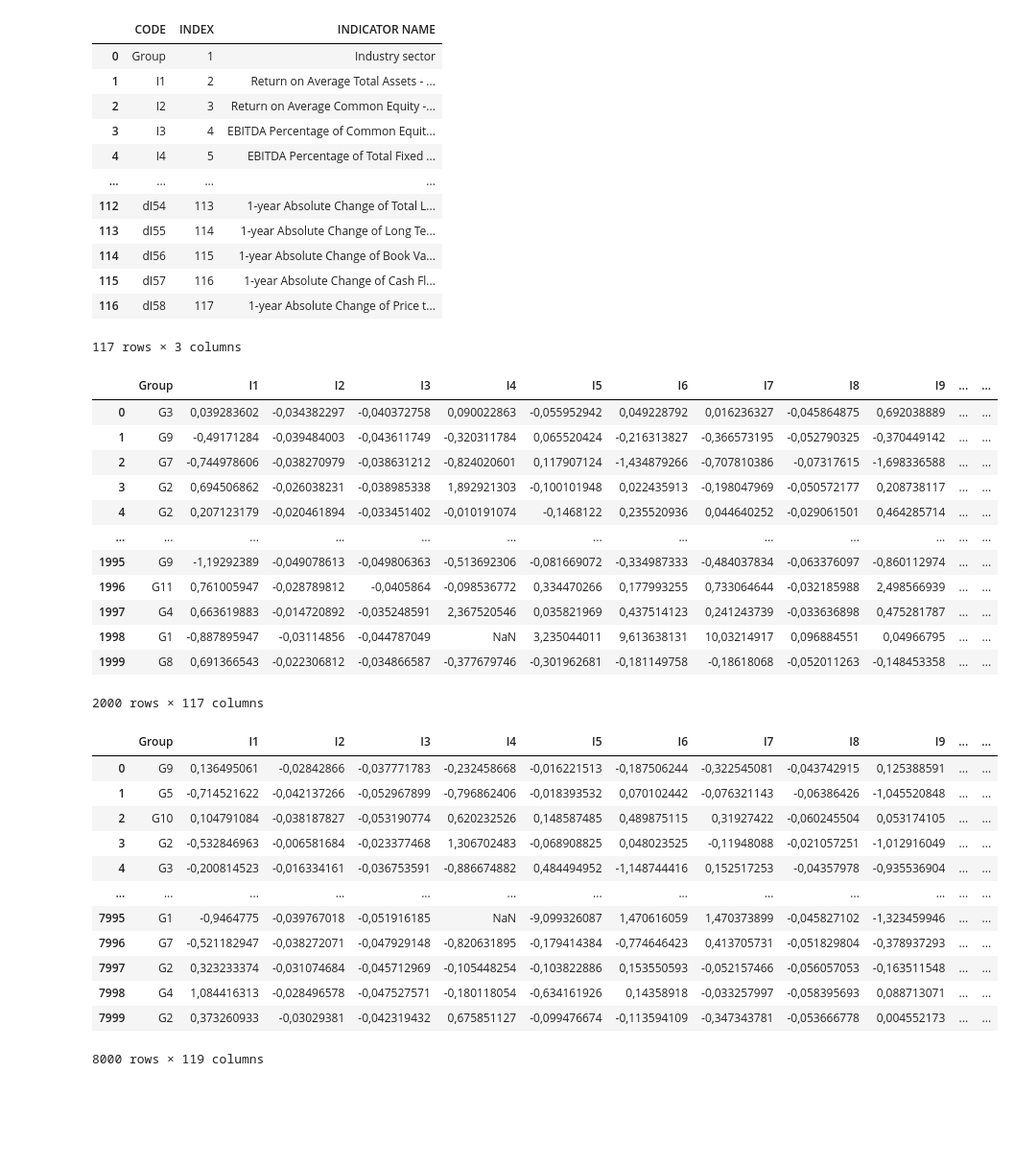
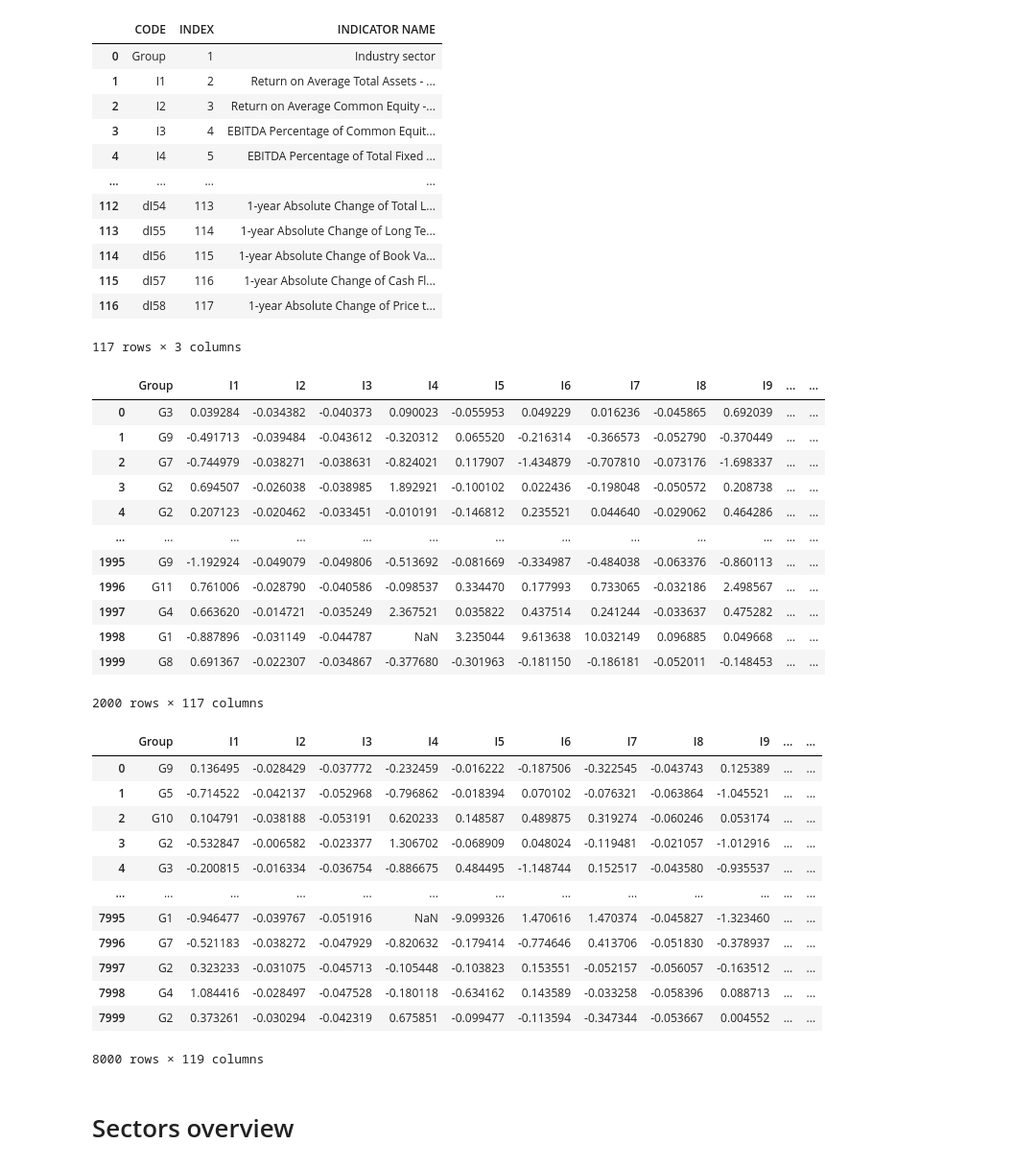
Before and after one commit to BNukhkadiev/FedCSIS-2024, a Jupyter notebook: data_overview.ipynb, the cells around one changed output. Shown at 96% size. Drawn from its saved outputs; the diff is of its cells as text; code cells hidden in the pictures; blank space fills up the shorter version.

```diff
--- a/data_overview.ipynb
+++ b/data_overview.ipynb
@@ -4,62 +4,64 @@ import pandas as pd
 # a dictionary of industry sector symbols
 group_dictionary = pd.read_csv('data/group_dictionary.csv', sep=';')
 column_names_dictionary = pd.read_csv('data/column_names_dictionary.csv', sep=';')
-test_data_no_target = pd.read_csv('data/test_data_no_target.csv', sep=';')
-training_data = pd.read_csv('data/training_data.csv', sep=';')
+test_data_no_target = pd.read_csv('data/test_data_no_target.csv', sep=';', decimal=',')
+training_data = pd.read_csv('data/training_data.csv', sep=';', decimal=',')
 
 display(group_dictionary)
 display(column_names_dictionary)
 display(test_data_no_target)
 display(training_data)
 # %% [output]
 |  | CODE | NUM | SECTOR |
 | 0 | G1 | 1 | Financials |
 | 1 | G2 | 2 | Industrials |
 | 2 | G3 | 3 | Energy |
 | 3 | G4 | 4 | Information Technology |
 | 4 | G5 | 5 | Consumer Staples |
 | 5 | G6 | 6 | Health Care |
 | 6 | G7 | 7 | Utilities |
 | 7 | G8 | 8 | Materials |
 | 8 | G9 | 9 | Consumer Discretionary |
 | 9 | G10 | 10 | Real Estate |
 | 10 | G11 | 11 | Communication Services |
 |  | CODE | INDEX | INDICATOR NAME |
 | 0 | Group | 1 | Industry sector |
 | 1 | I1 | 2 | Return on Average Total Assets - ... |
 | 2 | I2 | 3 | Return on Average Common Equity -... |
 | 3 | I3 | 4 | EBITDA Percentage of Common Equit... |
 | 4 | I4 | 5 | EBITDA Percentage of Total Fixed ... |
 | ... | ... | ... | ... |
 | 112 | dI54 | 113 | 1-year Absolute Change of Total L... |
 | 113 | dI55 | 114 | 1-year Absolute Change of Long Te... |
 | 114 | dI56 | 115 | 1-year Absolute Change of Book Va... |
 | 115 | dI57 | 116 | 1-year Absolute Change of Cash Fl... |
 | 116 | dI58 | 117 | 1-year Absolute Change of Price t... |
 117 rows × 3 columns
 |  | Group | I1 | I2 | I3 | I4 | I5 | I6 | I7 | I8 | I9 | ... | ... |
-| 0 | G3 | 0,039283602 | -0,034382297 | -0,040372758 | 0,090022863 | -0,055952942 | 0,049228792 | 0,016236327 | -0,045864875 | 0,692038889 | ... | ... |
-| 1 | G9 | -0,49171284 | -0,039484003 | -0,043611749 | -0,320311784 | 0,065520424 | -0,216313827 | -0,366573195 | -0,052790325 | -0,370449142 | ... | ... |
-| 2 | G7 | -0,744978606 | -0,038270979 | -0,038631212 | -0,824020601 | 0,117907124 | -1,434879266 | -0,707810386 | -0,07317615 | -1,698336588 | ... | ... |
-| 3 | G2 | 0,694506862 | -0,026038231 | -0,038985338 | 1,892921303 | -0,100101948 | 0,022435913 | -0,198047969 | -0,050572177 | 0,208738117 | ... | ... |
-| 4 | G2 | 0,207123179 | -0,020461894 | -0,033451402 | -0,010191074 | -0,1468122 | 0,235520936 | 0,044640252 | -0,029061501 | 0,464285714 | ... | ... |
+| 0 | G3 | 0.039284 | -0.034382 | -0.040373 | 0.090023 | -0.055953 | 0.049229 | 0.016236 | -0.045865 | 0.692039 | ... | ... |
+| 1 | G9 | -0.491713 | -0.039484 | -0.043612 | -0.320312 | 0.065520 | -0.216314 | -0.366573 | -0.052790 | -0.370449 | ... | ... |
+| 2 | G7 | -0.744979 | -0.038271 | -0.038631 | -0.824021 | 0.117907 | -1.434879 | -0.707810 | -0.073176 | -1.698337 | ... | ... |
+| 3 | G2 | 0.694507 | -0.026038 | -0.038985 | 1.892921 | -0.100102 | 0.022436 | -0.198048 | -0.050572 | 0.208738 | ... | ... |
+| 4 | G2 | 0.207123 | -0.020462 | -0.033451 | -0.010191 | -0.146812 | 0.235521 | 0.044640 | -0.029062 | 0.464286 | ... | ... |
 | ... | ... | ... | ... | ... | ... | ... | ... | ... | ... | ... | ... | ... |
-| 1995 | G9 | -1,19292389 | -0,049078613 | -0,049806363 | -0,513692306 | -0,081669072 | -0,334987333 | -0,484037834 | -0,063376097 | -0,860112974 | ... | ... |
-| 1996 | G11 | 0,761005947 | -0,028789812 | -0,0405864 | -0,098536772 | 0,334470266 | 0,177993255 | 0,733064644 | -0,032185988 | 2,498566939 | ... | ... |
-| 1997 | G4 | 0,663619883 | -0,014720892 | -0,035248591 | 2,367520546 | 0,035821969 | 0,437514123 | 0,241243739 | -0,033636898 | 0,475281787 | ... | ... |
-| 1998 | G1 | -0,887895947 | -0,03114856 | -0,044787049 | NaN | 3,235044011 | 9,613638131 | 10,03214917 | 0,096884551 | 0,04966795 | ... | ... |
-| 1999 | G8 | 0,691366543 | -0,022306812 | -0,034866587 | -0,377679746 | -0,301962681 | -0,181149758 | -0,18618068 | -0,052011263 | -0,148453358 | ... | ... |
+| 1995 | G9 | -1.192924 | -0.049079 | -0.049806 | -0.513692 | -0.081669 | -0.334987 | -0.484038 | -0.063376 | -0.860113 | ... | ... |
+| 1996 | G11 | 0.761006 | -0.028790 | -0.040586 | -0.098537 | 0.334470 | 0.177993 | 0.733065 | -0.032186 | 2.498567 | ... | ... |
+| 1997 | G4 | 0.663620 | -0.014721 | -0.035249 | 2.367521 | 0.035822 | 0.437514 | 0.241244 | -0.033637 | 0.475282 | ... | ... |
+| 1998 | G1 | -0.887896 | -0.031149 | -0.044787 | NaN | 3.235044 | 9.613638 | 10.032149 | 0.096885 | 0.049668 | ... | ... |
+| 1999 | G8 | 0.691367 | -0.022307 | -0.034867 | -0.377680 | -0.301963 | -0.181150 | -0.186181 | -0.052011 | -0.148453 | ... | ... |
 2000 rows × 117 columns
 |  | Group | I1 | I2 | I3 | I4 | I5 | I6 | I7 | I8 | I9 | ... | ... |
-| 0 | G9 | 0,136495061 | -0,02842866 | -0,037771783 | -0,232458668 | -0,016221513 | -0,187506244 | -0,322545081 | -0,043742915 | 0,125388591 | ... | ... |
-| 1 | G5 | -0,714521622 | -0,042137266 | -0,052967899 | -0,796862406 | -0,018393532 | 0,070102442 | -0,076321143 | -0,06386426 | -1,045520848 | ... | ... |
-| 2 | G10 | 0,104791084 | -0,038187827 | -0,053190774 | 0,620232526 | 0,148587485 | 0,489875115 | 0,31927422 | -0,060245504 | 0,053174105 | ... | ... |
-| 3 | G2 | -0,532846963 | -0,006581684 | -0,023377468 | 1,306702483 | -0,068908825 | 0,048023525 | -0,11948088 | -0,021057251 | -1,012916049 | ... | ... |
-| 4 | G3 | -0,200814523 | -0,016334161 | -0,036753591 | -0,886674882 | 0,484494952 | -1,148744416 | 0,152517253 | -0,04357978 | -0,935536904 | ... | ... |
+| 0 | G9 | 0.136495 | -0.028429 | -0.037772 | -0.232459 | -0.016222 | -0.187506 | -0.322545 | -0.043743 | 0.125389 | ... | ... |
+| 1 | G5 | -0.714522 | -0.042137 | -0.052968 | -0.796862 | -0.018394 | 0.070102 | -0.076321 | -0.063864 | -1.045521 | ... | ... |
+| 2 | G10 | 0.104791 | -0.038188 | -0.053191 | 0.620233 | 0.148587 | 0.489875 | 0.319274 | -0.060246 | 0.053174 | ... | ... |
+| 3 | G2 | -0.532847 | -0.006582 | -0.023377 | 1.306702 | -0.068909 | 0.048024 | -0.119481 | -0.021057 | -1.012916 | ... | ... |
+| 4 | G3 | -0.200815 | -0.016334 | -0.036754 | -0.886675 | 0.484495 | -1.148744 | 0.152517 | -0.043580 | -0.935537 | ... | ... |
 | ... | ... | ... | ... | ... | ... | ... | ... | ... | ... | ... | ... | ... |
-| 7995 | G1 | -0,9464775 | -0,039767018 | -0,051916185 | NaN | -9,099326087 | 1,470616059 | 1,470373899 | -0,045827102 | -1,323459946 | ... | ... |
-| 7996 | G7 | -0,521182947 | -0,038272071 | -0,047929148 | -0,820631895 | -0,179414384 | -0,774646423 | 0,413705731 | -0,051829804 | -0,378937293 | ... | ... |
-| 7997 | G2 | 0,323233374 | -0,031074684 | -0,045712969 | -0,105448254 | -0,103822886 | 0,153550593 | -0,052157466 | -0,056057053 | -0,163511548 | ... | ... |
-| 7998 | G4 | 1,084416313 | -0,028496578 | -0,047527571 | -0,180118054 | -0,634161926 | 0,14358918 | -0,033257997 | -0,058395693 | 0,088713071 | ... | ... |
-| 7999 | G2 | 0,373260933 | -0,03029381 | -0,042319432 | 0,675851127 | -0,099476674 | -0,113594109 | -0,347343781 | -0,053666778 | 0,004552173 | ... | ... |
+| 7995 | G1 | -0.946477 | -0.039767 | -0.051916 | NaN | -9.099326 | 1.470616 | 1.470374 | -0.045827 | -1.323460 | ... | ... |
+| 7996 | G7 | -0.521183 | -0.038272 | -0.047929 | -0.820632 | -0.179414 | -0.774646 | 0.413706 | -0.051830 | -0.378937 | ... | ... |
+| 7997 | G2 | 0.323233 | -0.031075 | -0.045713 | -0.105448 | -0.103823 | 0.153551 | -0.052157 | -0.056057 | -0.163512 | ... | ... |
+| 7998 | G4 | 1.084416 | -0.028497 | -0.047528 | -0.180118 | -0.634162 | 0.143589 | -0.033258 | -0.058396 | 0.088713 | ... | ... |
+| 7999 | G2 | 0.373261 | -0.030294 | -0.042319 | 0.675851 | -0.099477 | -0.113594 | -0.347344 | -0.053667 | 0.004552 | ... | ... |
 8000 rows × 119 columns
+# %% [markdown]
+# Sectors overview
```
Also changed, not shown: parts of 7 cells of this notebook.
